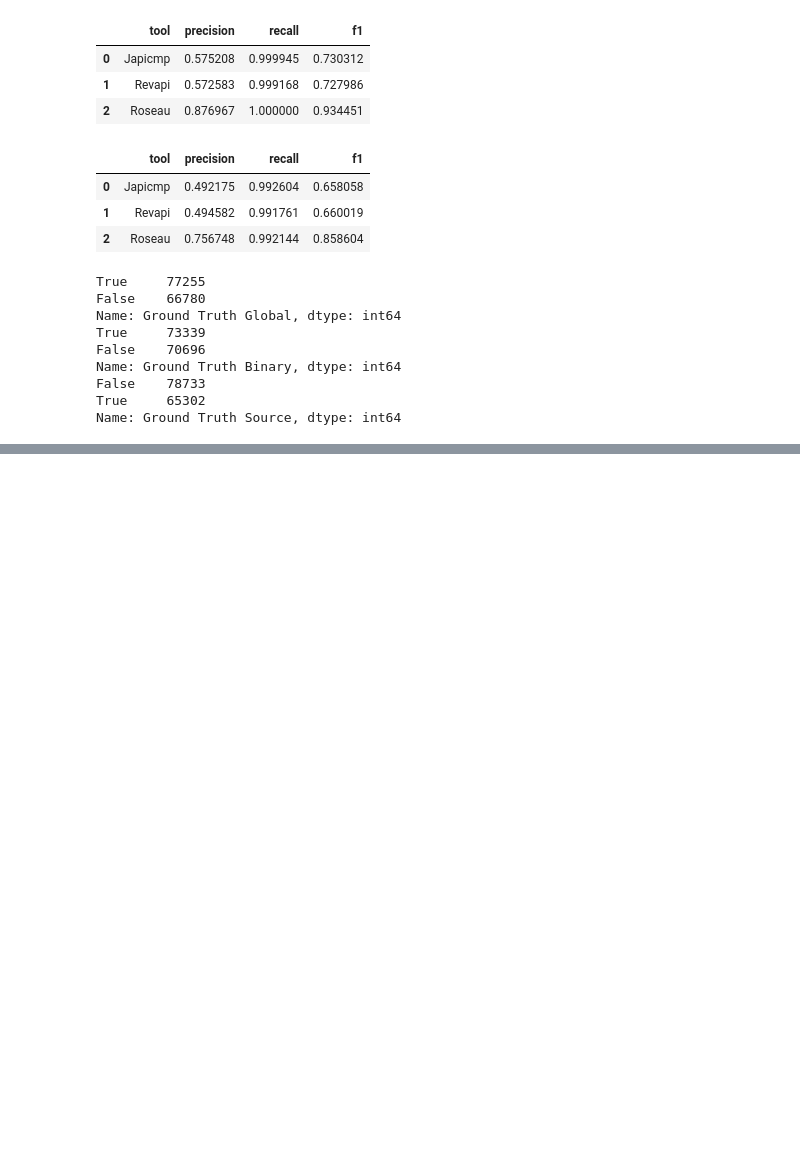
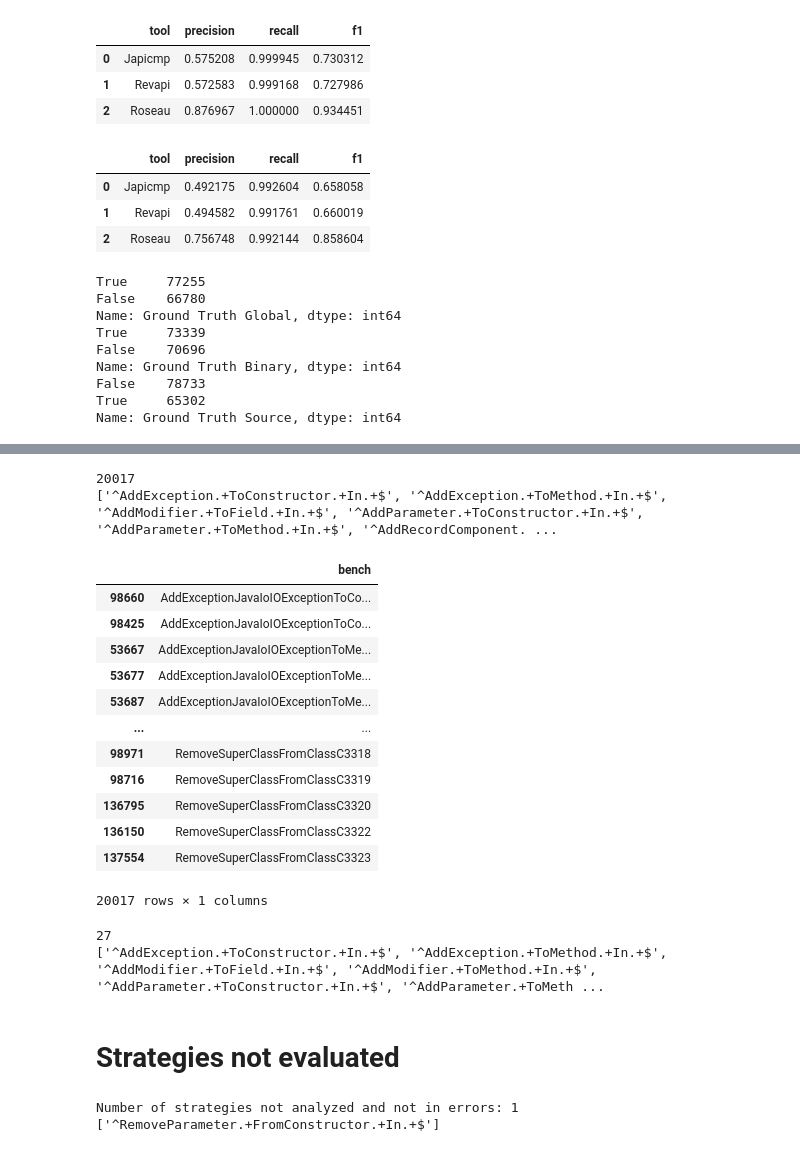
Before and after one commit to alien-tools/roseau, a Jupyter notebook: result/results.ipynb, the cells around one changed output, grey strips where cells are left out. Drawn from its saved outputs; the diff is of its cells as text; code cells hidden in the pictures; blank space fills up the shorter version.

```diff
--- a/result/results.ipynb
+++ b/result/results.ipynb
@@ -108,0 +203,41 @@ Name: Ground Truth Source, dtype: int64
+# %%
+not_source_breaking_for_ground_truth_but_breaking_for_all_tools = full_data.query(
+    '`Ground Truth Source` == False and `Japicmp Source` == True and `Revapi Source` == True and `Roseau Source` == True')
+not_source_breaking_for_ground_truth_but_breaking_for_all_tools = not_source_breaking_for_ground_truth_but_breaking_for_all_tools.sort_values(by='bench')
+
+print(len(not_source_breaking_for_ground_truth_but_breaking_for_all_tools.index))
+
+source_benchs = not_source_breaking_for_ground_truth_but_breaking_for_all_tools['bench'].tolist()
+source_strategies = get_strategies_from_benchs(source_benchs)
+
+print(source_strategies)
+
+not_source_breaking_for_ground_truth_but_breaking_for_all_tools[['bench']]
+# %% [output]
+20017
+['^AddException.+ToConstructor.+In.+$', '^AddException.+ToMethod.+In.+$', '^AddModifier.+ToField.+In.+$', '^AddParameter.+ToConstructor.+In.+$', '^AddParameter.+ToMethod.+In.+$', '^AddRecordComponent. ...
+|  | bench |
+| 98660 | AddExceptionJavaIoIOExceptionToCo... |
+| 98425 | AddExceptionJavaIoIOExceptionToCo... |
+| 53667 | AddExceptionJavaIoIOExceptionToMe... |
+| 53677 | AddExceptionJavaIoIOExceptionToMe... |
+| 53687 | AddExceptionJavaIoIOExceptionToMe... |
+| ... | ... |
+| 98971 | RemoveSuperClassFromClassC3318 |
+| 98716 | RemoveSuperClassFromClassC3319 |
+| 136795 | RemoveSuperClassFromClassC3320 |
+| 136150 | RemoveSuperClassFromClassC3322 |
+| 137554 | RemoveSuperClassFromClassC3323 |
+20017 rows × 1 columns
+# %%
+all_strategies = set()
+all_strategies.update(binary_strategies)
+all_strategies.update(source_strategies)
+all_strategies = sorted(all_strategies)
+print(len(all_strategies))
+print(all_strategies)
+# %% [output]
+27
+['^AddException.+ToConstructor.+In.+$', '^AddException.+ToMethod.+In.+$', '^AddModifier.+ToField.+In.+$', '^AddModifier.+ToMethod.+In.+$', '^AddParameter.+ToConstructor.+In.+$', '^AddParameter.+ToMeth ...
+# %% [markdown]
+# Strategies not evaluated
@@ -108,0 +251,16 @@ Name: Ground Truth Source, dtype: int64
+# %%
+analyzed_strategies = results_data.copy()
+analyzed_strategies['StrategyUniform'] = results_data['Strategy'].map(uniformize_strategy_name)
+analyzed_strategies = analyzed_strategies.groupby('StrategyUniform').agg({'Strategy': 'count'}).reset_index().sort_values(by='Strategy', ascending=False)
+
+errors_strategies = errors_data.copy()
+errors_strategies['StrategyUniform'] = results_data['Strategy'].map(uniformize_strategy_name)
+errors_strategies = errors_strategies.groupby('StrategyUniform').agg({'Strategy': 'count'}).reset_index().sort_values(by='Strategy', ascending=False)
+
+not_analyzed_strategies = sorted(set([s.pattern for s in STRATEGIES]) - set(analyzed_strategies['StrategyUniform'].tolist()))
+not_analyzed_and_not_in_errors_strategies = sorted(set(not_analyzed_strategies) - set(errors_strategies['StrategyUniform'].tolist()))
+print('Number of strategies not analyzed and not in errors:', len(not_analyzed_and_not_in_errors_strategies))
+print(not_analyzed_and_not_in_errors_strategies)
+# %% [output]
+Number of strategies not analyzed and not in errors: 1
+['^RemoveParameter.+FromConstructor.+In.+$']
```
Also changed, not shown: parts of 15 cells of this notebook, 1 other file.
